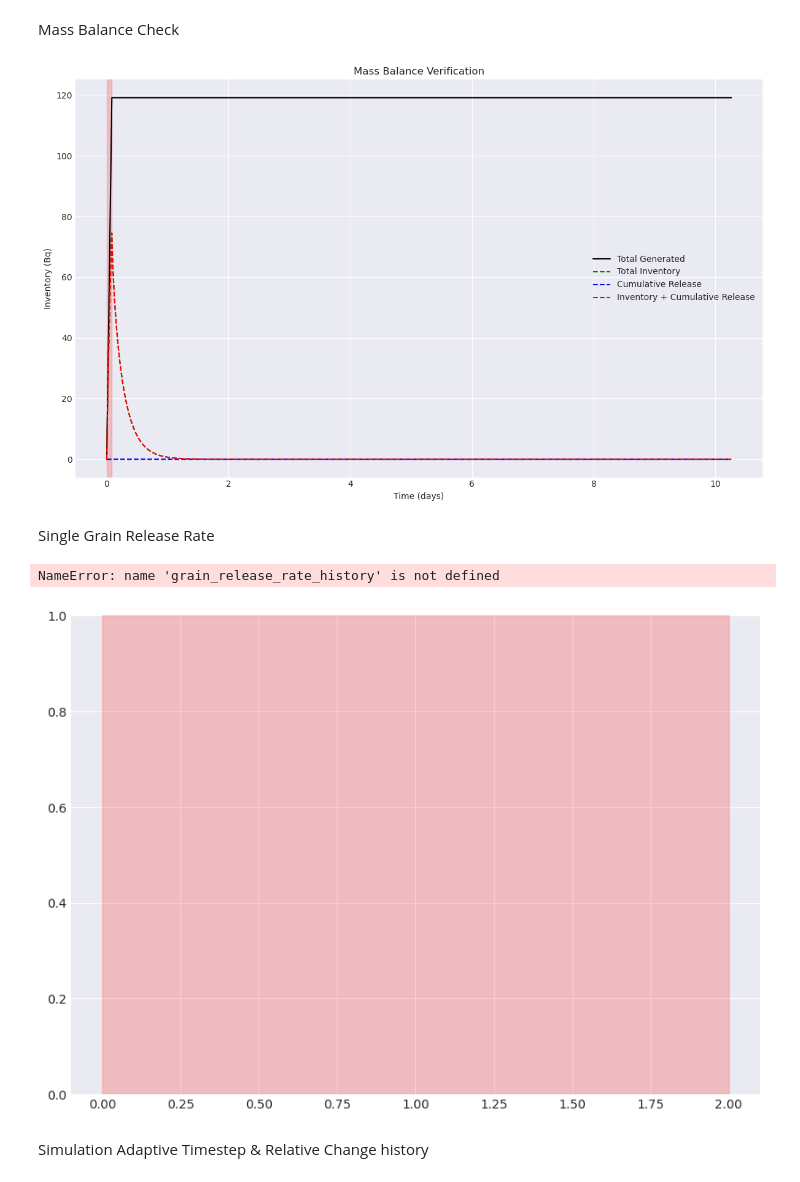
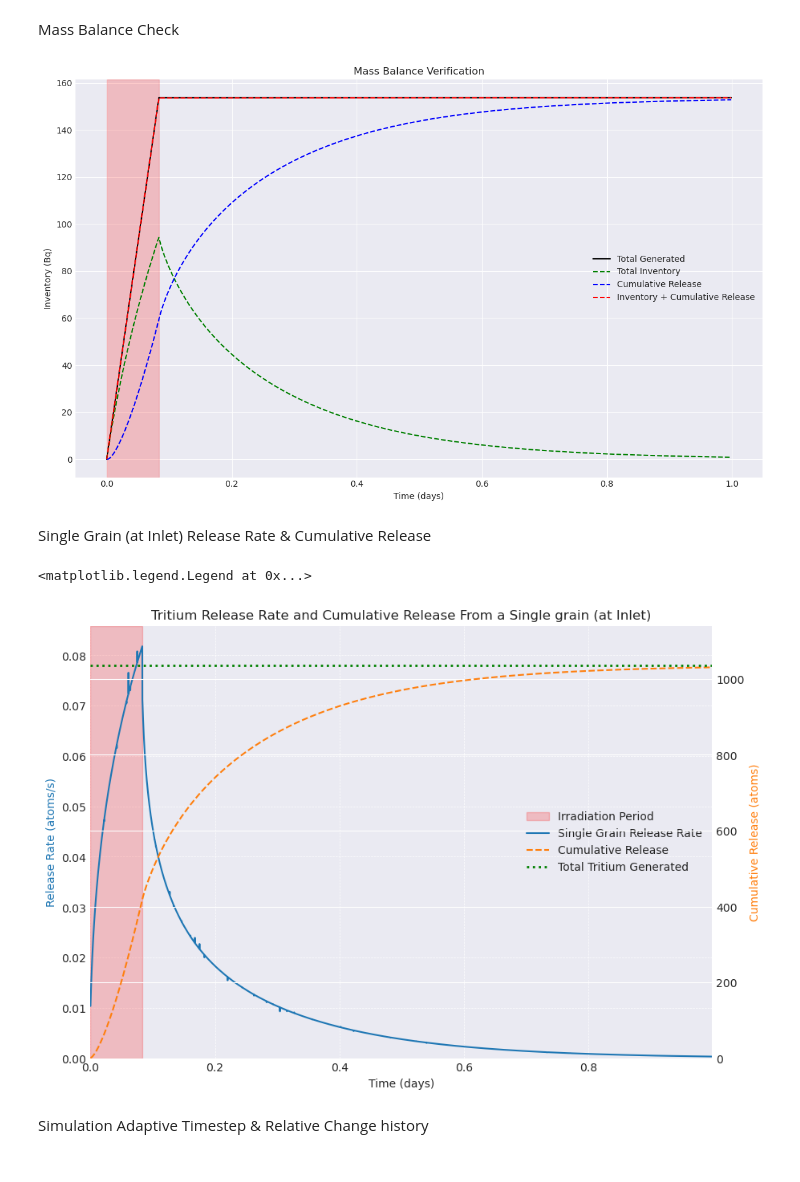
Before and after one commit to rossmacdonald98/BABY-Li2O, a Jupyter notebook: analysis/tritium/Postprocessing_powder_release.ipynb, the cells around one changed output. Cells and saved outputs as stored; diff of their text form; code cells hidden in the pictures.

Commit message:
Latest powder release results.

```diff
--- a/analysis/tritium/Postprocessing_powder_release.ipynb
+++ b/analysis/tritium/Postprocessing_powder_release.ipynb
@@ -11,7 +11,7 @@ import os
 # --- 1. LOAD DATA FROM JSON FILE ---
 # Define Results folder path
 results_folder = "/home/Repositories/BABY-LiOx/analysis/tritium/Results"
-results_file = os.path.join(results_folder, "LiOx_pellet_results.json")
+results_file = os.path.join(results_folder, "LiOx_powder_results.json")
 
 print(f"--- Loading data from {results_file} ---")
 
@@ -26,22 +26,20 @@ results = data['simulation_results']
 decay_constant = 1.785e-9 # Tritium Decay Constant (1/s)
 
 # Simulation parameters
-r_g = params['grain_radius_cm']
-r_p = params['pellet_radius_cm']
-pellet_porosity = params['pellet_porosity']
+r_g = params['grain_radius']
 packing_density = params['packing_density']
-r_bed = params['bed_radius_cm']
-z_bed = params['bed_length_cm']
-D = params['diffusion_coeff_cm2_s']
-# k_grain_ads = params['adsorption_coeff']
-# k_grain_des = params['desorption_coeff']
-# kt = params['trapping_coeff']
-# kd = params['detrapping_coeff']
-# Nt = params['trap_density']
-# source_rate = params['source_rate']
+r_bed = params['bed_radius']
+z_bed = params['bed_length']
+D = params['diffusion_coeff']
+k_grain_ads = params['adsorption_coeff']
+k_grain_des = params['desorption_coeff']
+kt = params['trapping_coeff']
+kd = params['detrapping_coeff']
+Nt = params['trap_density']
+source_rate = params['source_rate']
 tbr = params['tritium_breeding_ratio']
-# G_rate = params['tritium_generation_rate']
-# Q_sparge = params['sparge_flow']
+G_rate = params['tritium_generation_rate']
+Q_sparge = params['sparge_flow']
 t_irr = params['irradiation_time_s']
 total_sim_time = params['total_sim_time_s']
 N = params['radial_nodes_grain']
@@ -223,44 +220,45 @@ ax.legend()
 plt.tight_layout(rect=[0, 0.03, 1, 0.95])
 plt.show()
 # %% [output]
-[figure, old version]
+[figure, new version]
 # %% [markdown]
-Single Grain Release Rate
+Single Grain (at Inlet) Release Rate & Cumulative Release
 # %%
 
 fig, ax = plt.subplots(figsize=(10, 7))
 
-ax.axvspan(0, t_irr / 3600, color='red', alpha=0.2, label='Irradiation Period')
+ax.axvspan(0, t_irr / (86400), color='red', alpha=0.2, label='Irradiation Period')
 
 # Plot grain release rate at inlet
 ax.plot(time_days, grain_release_rate_history, linestyle='-', color='tab:blue', label='Single Grain Release Rate')
 ax.set_title('Tritium Release Rate and Cumulative Release From a Single grain (at Inlet)')
-ax.set_xlabel('Time (hours)')
+ax.set_xlabel('Time (days)')
 ax.set_ylabel('Release Rate (atoms/s)', color='tab:blue')
 ax.grid(True, which='both', linestyle='--', linewidth=0.5)
 ax.set_ylim(bottom=0)
+ax.set_xlim(left=0, right=max(time_days))
 
 grain_cumulative_release = np.cumsum(grain_release_rate_history * data_intervals)  # Cumulative release from a single grain
 
 # Secondary y-axis for cumulative release
 axb = ax.twinx()
-axb.plot(time_days[1:], grain_cumulative_release, color='tab:orange', linestyle='--', label='Cumulative Release')
+axb.plot(time_days, grain_cumulative_release, color='tab:orange', linestyle='--', label='Cumulative Release')
 axb.set_ylabel('Cumulative Release (atoms)', color='tab:orange')
 axb.set_ylim(bottom=0)
 
 # Add horizontal line for total tritium generated during irradiation
 grain_volume = (4/3) * np.pi * r_g**3
-total_generated = tbr * t_irr * grain_volume
+total_generated = G_rate * t_irr * grain_volume
 axb.axhline(total_generated, color='green', linestyle=':', linewidth=2, label='Total Tritium Generated')
 axb.set_ylim(top=1.1 * total_generated)  # Set upper limit to 110% of total generated for better visibility
 
 # Legends for both axes
 lines, labels = ax.get_legend_handles_labels()
 lines2, labels2 = axb.get_legend_handles_labels()
-ax.legend(lines + lines2, labels + labels2, loc='best')
+ax.legend(lines + lines2, labels + labels2, loc='center right')
 # %% [output]
-NameError: name 'grain_release_rate_history' is not defined
+<matplotlib.legend.Legend at 0x...>
-[figure, old version]
+[figure, new version]
 # %% [markdown]
 Simulation Adaptive Timestep & Relative Change history
 # %%
```
Also changed, not shown: parts of 8 cells of this notebook, 3 other files.
